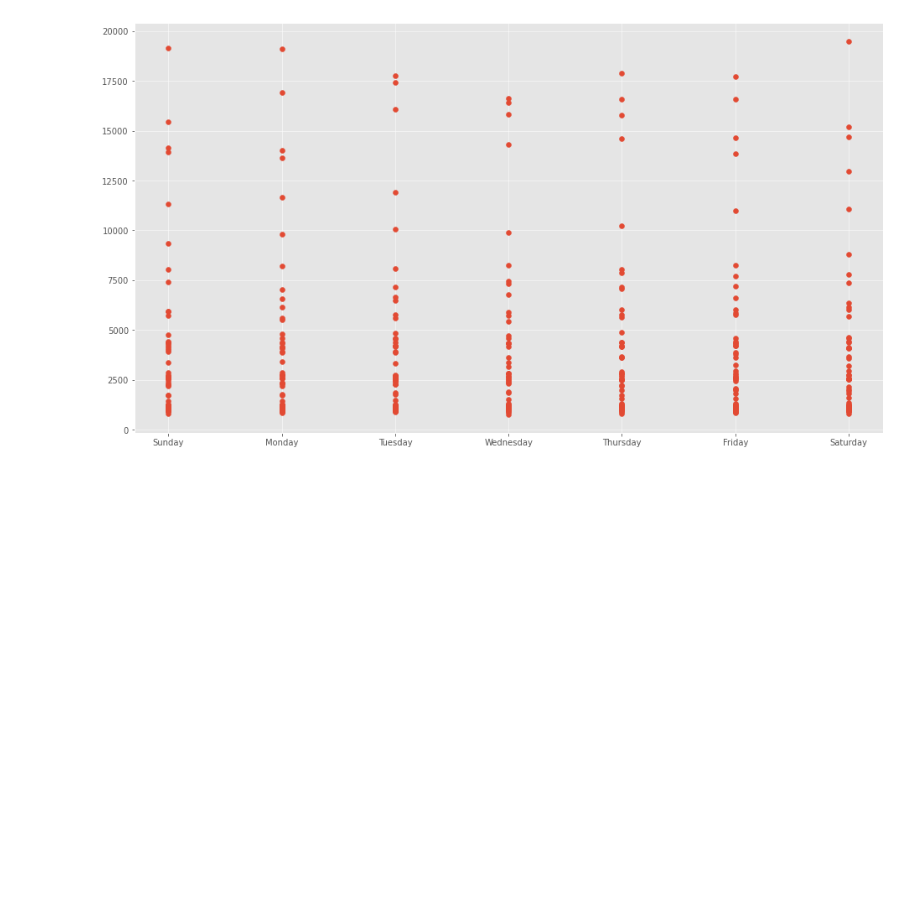
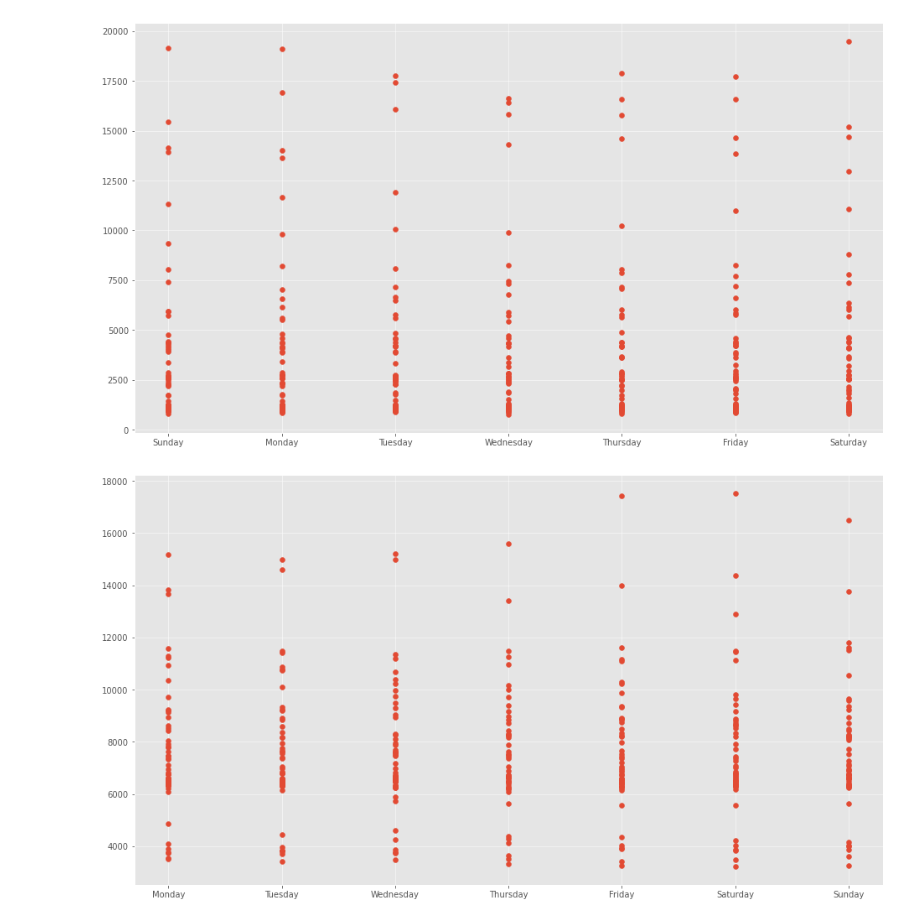
Before and after one commit to cristiandarioortegayubro/Google-Colaboratory-en-Ciencias-Economicas, a Jupyter notebook: Analisis_exploratorio_de_datos.ipynb, the cells around one changed output. Drawn from its saved outputs; the diff is of its cells as text; code cells hidden in the pictures; blank space fills up the shorter version.

```diff
--- a/Analisis_exploratorio_de_datos.ipynb
+++ b/Analisis_exploratorio_de_datos.ipynb
@@ -838,3 +861,11 @@ plt.scatter(x,y)
 plt.show()
 # %% [output]
 [figure]
+# %%
+x2018 = BITCOIN2018.Day
+y2018 = BITCOIN2018.Adj_Close_2018
+
+plt.scatter(x2018,y2018)
+plt.show()
+# %% [output]
+[figure, added]
```
Also changed, not shown: parts of 7 cells of this notebook.
